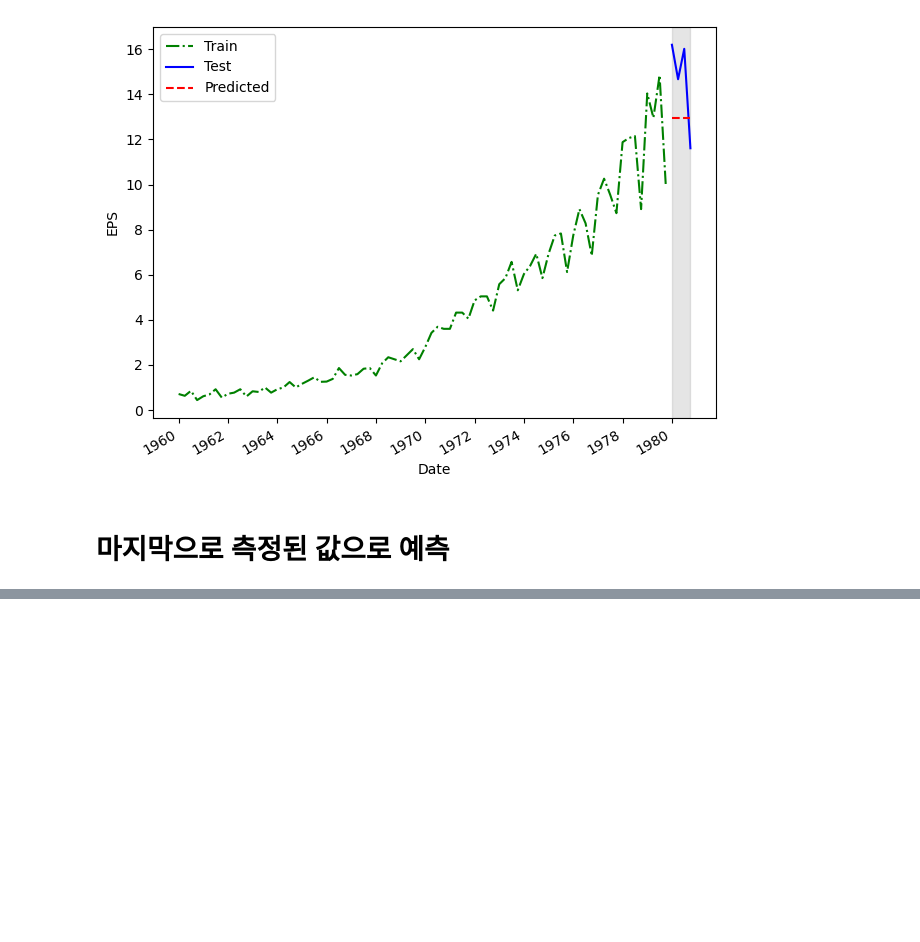
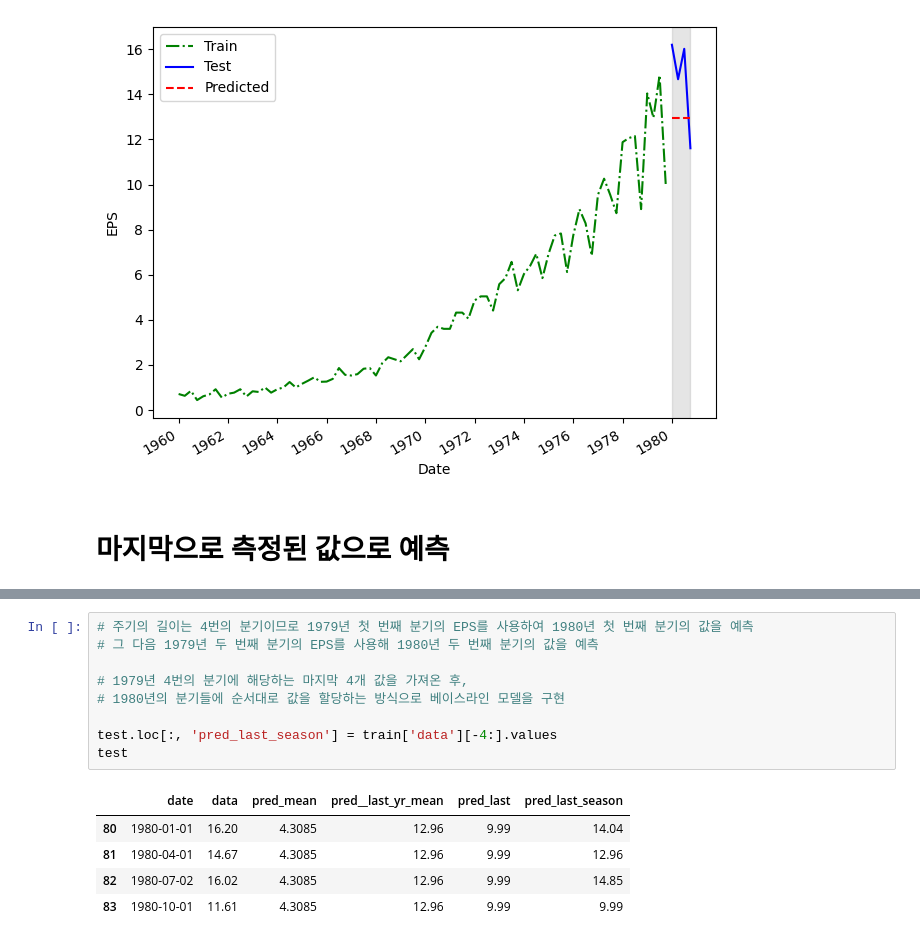
Before and after one commit to mskcho00/TimeSeries-Self-Practice, a Jupyter notebook: 2.ipynb, the cells around one changed output, grey strips where cells are left out. Saved outputs shown, nothing was run; the diff lists cells and outputs as text; blank space fills up the shorter version.

```diff
--- a/2.ipynb
+++ b/2.ipynb
@@ -148,0 +204,15 @@ test.loc[:, 'pred_last'] = last
+# %%
+# 주기의 길이는 4번의 분기이므로 1979년 첫 번째 분기의 EPS를 사용하여 1980년 첫 번째 분기의 값을 예측
+# 그 다음 1979년 두 번째 분기의 EPS를 사용해 1980년 두 번째 분기의 값을 예측
+
+# 1979년 4번의 분기에 해당하는 마지막 4개 값을 가져온 후,
+# 1980년의 분기들에 순서대로 값을 할당하는 방식으로 베이스라인 모델을 구현
+
+test.loc[:, 'pred_last_season'] = train['data'][-4:].values
+test
+# %% [output]
+|  | date | data | pred_mean | pred__last_yr_mean | pred_last | pred_last_season |
+| 80 | 1980-01-01 | 16.20 | 4.3085 | 12.96 | 9.99 | 14.04 |
+| 81 | 1980-04-01 | 14.67 | 4.3085 | 12.96 | 9.99 | 12.96 |
+| 82 | 1980-07-02 | 16.02 | 4.3085 | 12.96 | 9.99 | 14.85 |
+| 83 | 1980-10-01 | 11.61 | 4.3085 | 12.96 | 9.99 | 9.99 |
```
Also changed, not shown: parts of 21 cells of this notebook, 4 other files.
